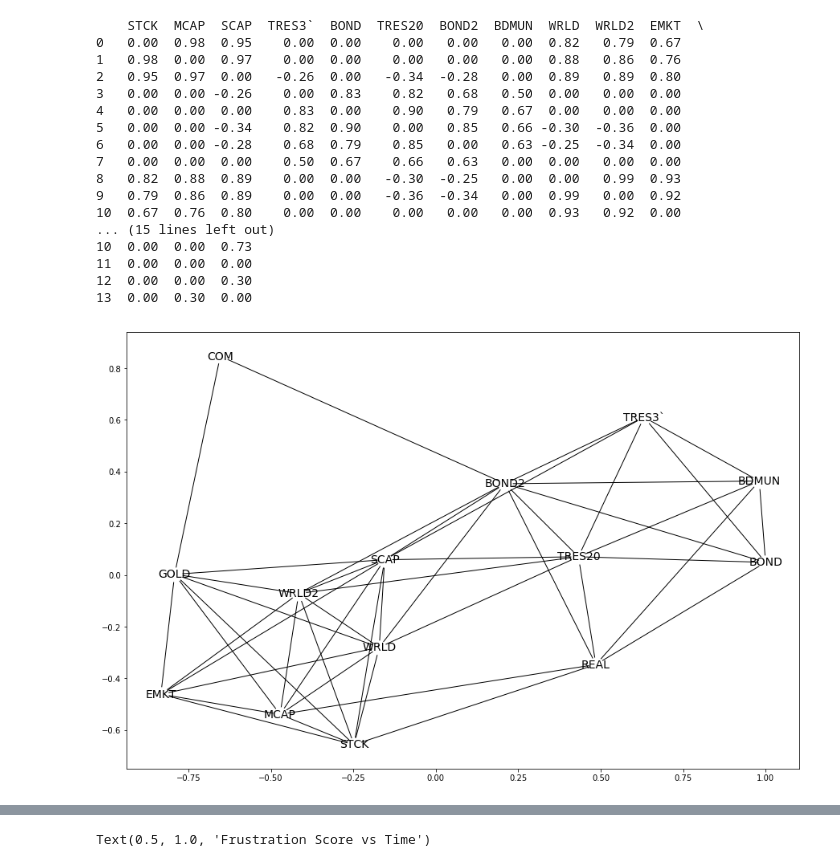
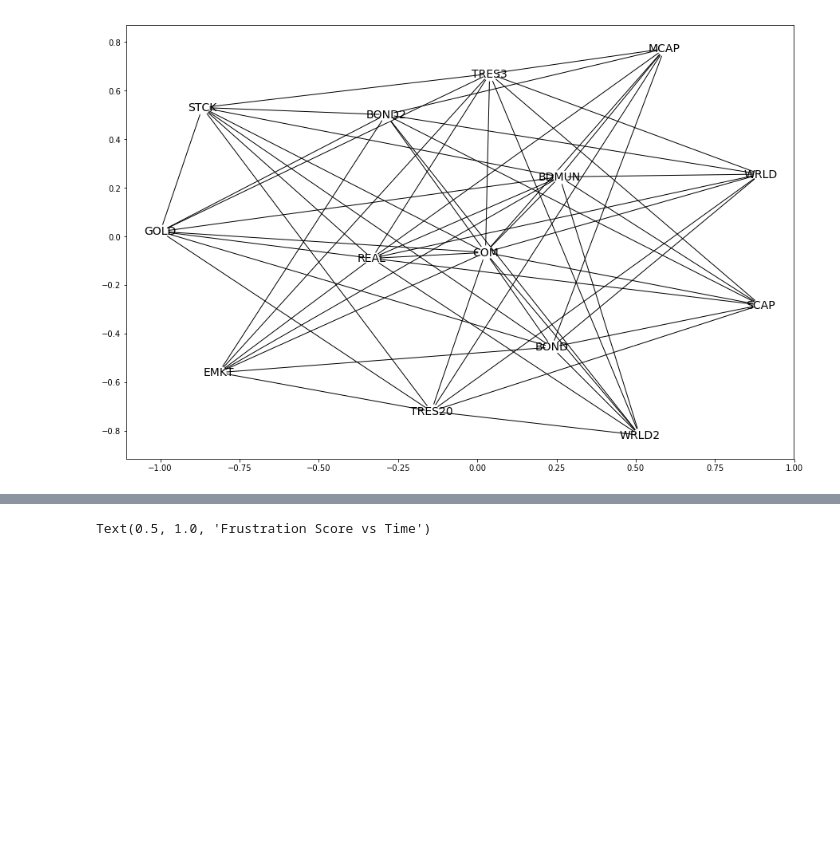
Before and after one commit to fiqureshi1/quantum-graphs-financial-assets, a Jupyter notebook: FQ_DWGraphs_FinData_Tests.ipynb, the cells around one changed output, grey strips where cells are left out. Drawn from its saved outputs; the diff is of its cells as text; code cells hidden in the pictures; blank space fills up the shorter version.

Commit message:
Asset Class + Forex -- Imbal + Color

```diff
--- a/FQ_DWGraphs_FinData_Tests.ipynb
+++ b/FQ_DWGraphs_FinData_Tests.ipynb
@@ -6,8 +6,8 @@ import pandas as pd
 import matplotlib.pyplot as plt
 
 #DWave Credentials
-#dwave_solver = "DW_2000Q_2_1"
-#api_key = 'DEV-3142f58be13a0aacd44657b15b8fb9832ba3bdac'
+dwave_solver = 'DW_2000Q_2_1'
+api_key = 'DEV-ea3f2e364bc24729fc317e26d4d167016c5b08bf'
 
 from dwave.system.samplers import DWaveSampler
 from dwave.system.composites import EmbeddingComposite
@@ -30,7 +30,7 @@ with open('CryptoSymbols.csv') as f:
 # Import correlation data
 corr_matrices = sio.loadmat('P_mat.mat').get('P_mat')
 # %%
-def MakeGraph(corr_mat, node_labels, type='signed'):
+def MakeGraph(corr_mat, node_labels, type):
 
     G=nx.Graph()
     G.add_nodes_from(node_labels)
@@ -46,46 +46,40 @@ def MakeGraph(corr_mat, node_labels, type='signed'):
                     G.add_edge(node_labels[i], node_labels[j], sign=-1)
                 elif corr_mat[i,j] > 0:
                     G.add_edge(node_labels[i], node_labels[j], sign=1)
+
+    if type=='corr':
+        for i in range(dim):
+            for j in range(i+1, dim):
+                if not corr_mat[i,j] == 0:
+                    G.add_edge(node_labels[i], node_labels[j])
+
+    if type=='uncorr':
+        for i in range(dim):
+            for j in range(i+1, dim):
+                if corr_mat[i,j] == 0:
+                    G.add_edge(node_labels[i], node_labels[j])
+
     return G
 # %%
 node_labels = ['STCK','MCAP','SCAP','TRES3','BOND','TRES20','BOND2','BDMUN','WRLD','WRLD2','EMKT','REAL','COM','GOLD']
 corr_mat_df = pd.read_csv('AssetClasses.csv', header=None, names=node_labels)
 corr_mat = corr_mat_df.values
 
-thresh = .25
+# node_labels = ['EUR','AUD','BRL','CAD','CNY','DKK','HKD','INR','JPY','KRW','MYR','MXN','NZD','NOK','SGD','ZAR','LKR','SEK','CHF','TWD','TBT','GBP','VEF']
+# corr_mats = sio.loadmat('S_mat_forex.mat').get('S_mat')
+# corr_mat=corr_mats[3000,:,:]
+# #corr_mat_df = pd.DataFrame(corr_mat, header=None, names=node_labels)
+
+thresh = .5
 corr_mat[(corr_mat>-thresh)&(corr_mat<thresh)]=0
 
-G_sign=MakeGraph(corr_mat,node_labels,type='signed')
+G_type='uncorr'
+G=MakeGraph(corr_mat,node_labels,type=G_type)
 
-frustration_array=[]
-density_array=[]
-density = (2*G_sign.number_of_edges())/(dim*(dim-1))
-try:
-    imbalance, bicoloring = dnx.structural_imbalance(G_sign, sampler)
-    frustration_array.append(len(list(imbalance.keys()))/G_sign.number_of_edges())
-    density_array.append(density)
-except:
-    print(sys.exc_info()[0])
-
+#imbalance, bicoloring = dnx.structural_imbalance(G, sampler)
+coloring= dnx.min_vertex_coloring(G, sampler)
 
 fig, ax = plt.subplots(figsize=(15, 10))
-nx.draw_networkx(G_sign,pos=nx.spring_layout(G_sign), font_size=14, node_color='w', ax=ax)
+nx.draw_networkx(G,pos=nx.spring_layout(G), font_size=14, node_color='w', ax=ax)
 # %% [output]
-    STCK  MCAP  SCAP  TRES3`  BOND  TRES20  BOND2  BDMUN  WRLD  WRLD2  EMKT  \
-0   0.00  0.98  0.95    0.00  0.00    0.00   0.00   0.00  0.82   0.79  0.67
-1   0.98  0.00  0.97    0.00  0.00    0.00   0.00   0.00  0.88   0.86  0.76
-2   0.95  0.97  0.00   -0.26  0.00   -0.34  -0.28   0.00  0.89   0.89  0.80
-3   0.00  0.00 -0.26    0.00  0.83    0.82   0.68   0.50  0.00   0.00  0.00
-4   0.00  0.00  0.00    0.83  0.00    0.90   0.79   0.67  0.00   0.00  0.00
-5   0.00  0.00 -0.34    0.82  0.90    0.00   0.85   0.66 -0.30  -0.36  0.00
-6   0.00  0.00 -0.28    0.68  0.79    0.85   0.00   0.63 -0.25  -0.34  0.00
-7   0.00  0.00  0.00    0.50  0.67    0.66   0.63   0.00  0.00   0.00  0.00
-8   0.82  0.88  0.89    0.00  0.00   -0.30  -0.25   0.00  0.00   0.99  0.93
-9   0.79  0.86  0.89    0.00  0.00   -0.36  -0.34   0.00  0.99   0.00  0.92
-10  0.67  0.76  0.80    0.00  0.00    0.00   0.00   0.00  0.93   0.92  0.00
-... (15 lines left out)
-10  0.00  0.00  0.73
-11  0.00  0.00  0.00
-12  0.00  0.00  0.30
-13  0.00  0.30  0.00
-[figure, old version]
+[figure, new version]
```
Also changed, not shown: parts of 4 cells of this notebook, 1 other file.
